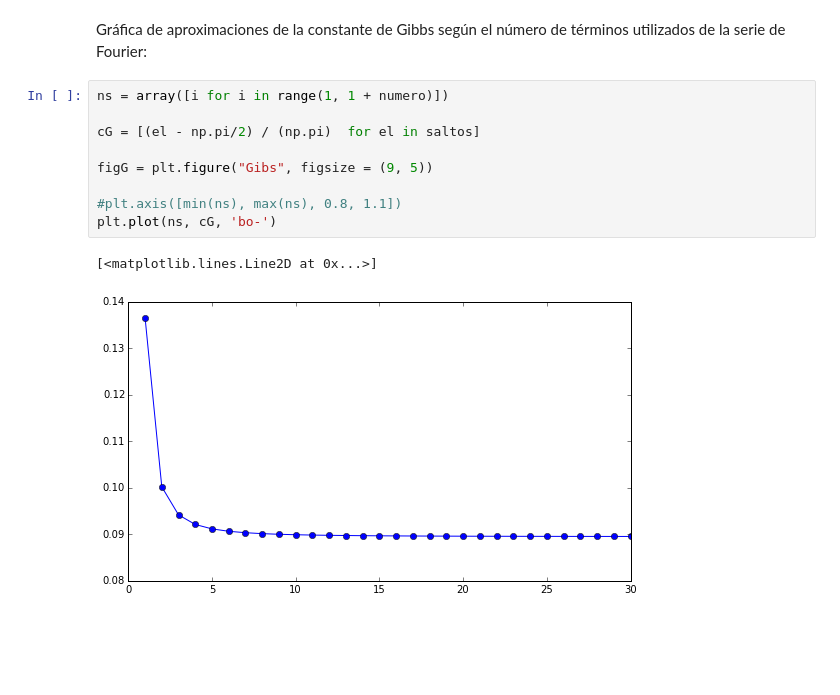
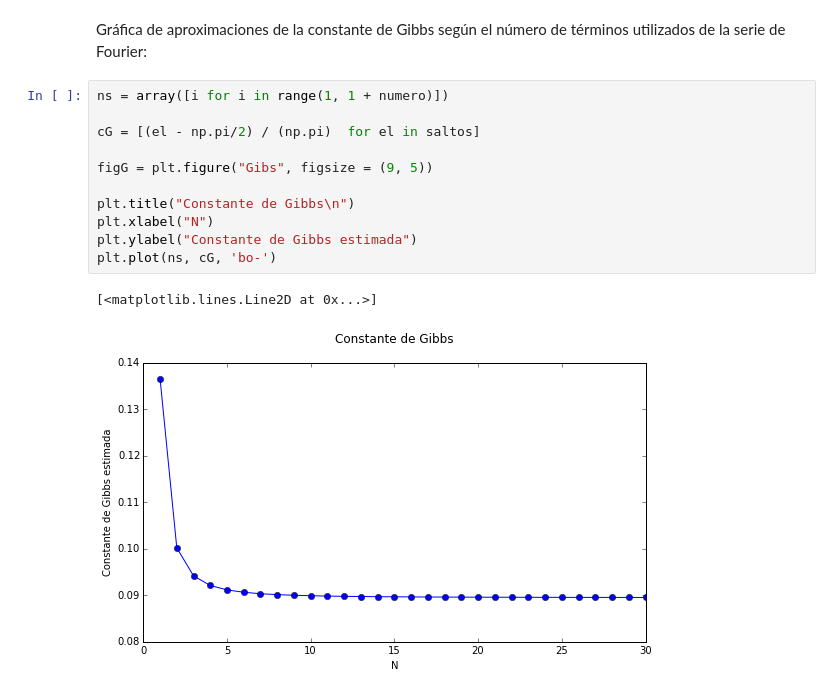
Before and after one commit to Cohnan/CompMathPhysics, a Jupyter notebook: Talleres/Taller5/gibbs.ipynb, the cells around one changed output. Saved outputs shown, nothing was run; the diff lists cells and outputs as text; blank space fills up the shorter version.

```diff
--- a/Talleres/Taller5/gibbs.ipynb
+++ b/Talleres/Taller5/gibbs.ipynb
@@ -54,12 +54,14 @@ Gráfica de aproximaciones de la constante de Gibbs según el número de términ
 # %%
 ns = array([i for i in range(1, 1 + numero)])
 
 cG = [(el - np.pi/2) / (np.pi)  for el in saltos]
 
 figG = plt.figure("Gibs", figsize = (9, 5))
 
-#plt.axis([min(ns), max(ns), 0.8, 1.1])
+plt.title("Constante de Gibbs\n")
+plt.xlabel("N")
+plt.ylabel("Constante de Gibbs estimada")
 plt.plot(ns, cG, 'bo-')
 # %% [output]
 [<matplotlib.lines.Line2D at 0x...>]
-[figure, old version]
+[figure, new version]
```
